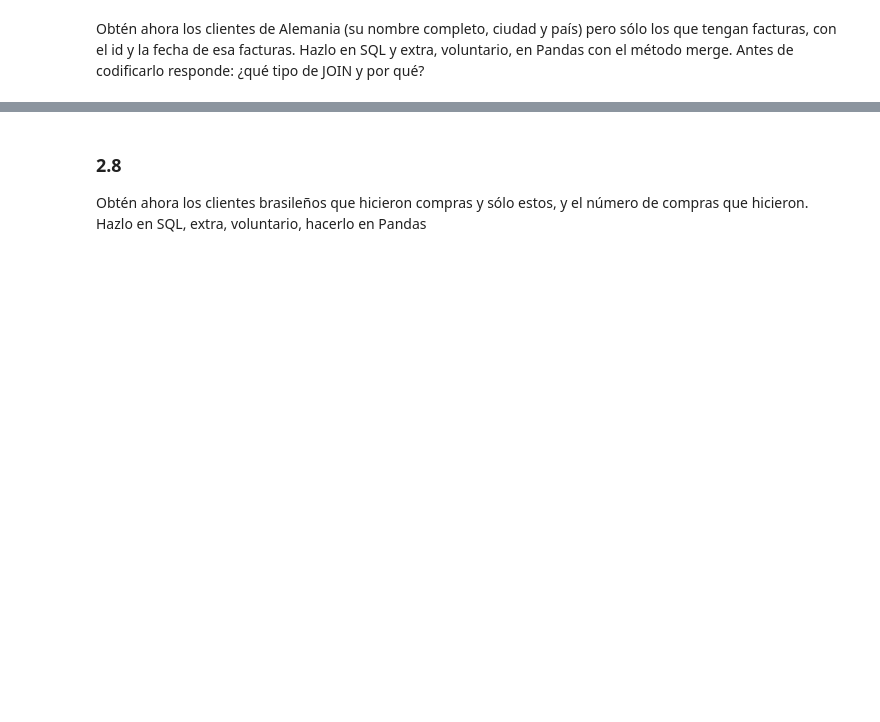
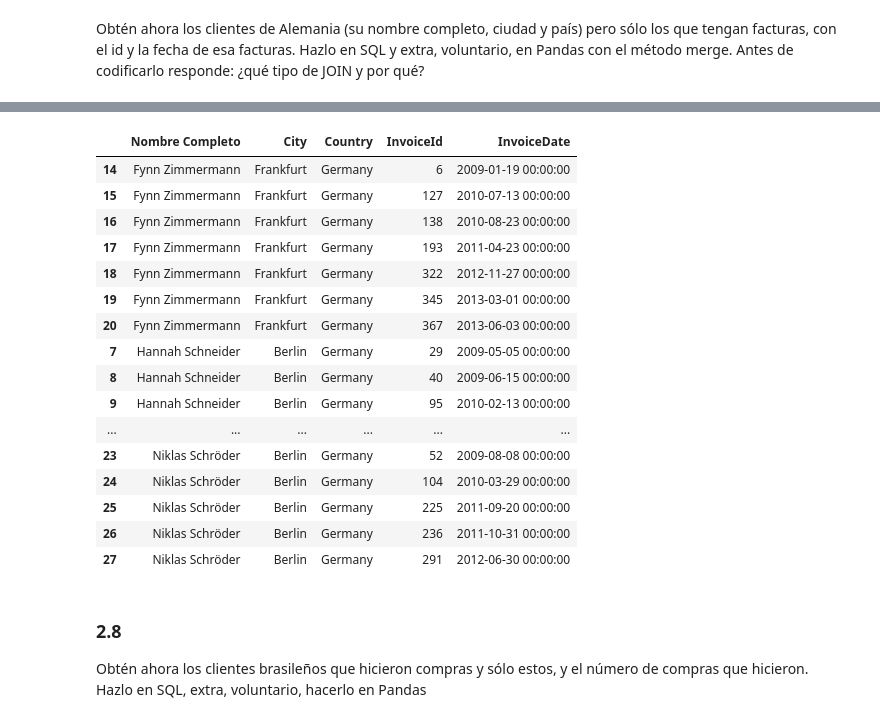
Before and after one commit to lucia-adreina-vetrano/TB-Lucia, a Jupyter notebook: 03_Data_Analysis/Sprint_06/Unidad_01_Procesado_Datos_Internos_BBDD/03_Practica_Obligatoria/18_Practica_Obligatoria_SQL.ipynb, the cells around one changed output, grey strips where cells are left out. Saved outputs shown, nothing was run; the diff lists cells and outputs as text; code cells hidden in the pictures; blank space fills up the shorter version.

```diff
--- a/03_Data_Analysis/Sprint_06/Unidad_01_Procesado_Datos_Internos_BBDD/03_Practica_Obligatoria/18_Practica_Obligatoria_SQL.ipynb
+++ b/03_Data_Analysis/Sprint_06/Unidad_01_Procesado_Datos_Internos_BBDD/03_Practica_Obligatoria/18_Practica_Obligatoria_SQL.ipynb
@@ -52,0 +103,7 @@ Si quieres usarlo con sqlite, tendrás que emplear la tercera forma.
+# %%
+# Pandas
+df_customers = sql_query("SELECT * FROM customers")
+
+resultado_pd = df_customers[df_customers["Country"].isin(["Canada", "Brazil"])].assign(FullName = df_customers["FirstName"] + " " + df_customers["LastName"]) [["CustomerId", "FullName", "Country"]]
+
+resultado_pd
@@ -60,0 +156,6 @@ Muestra una lista con los paises a los que se ha facturado, la lista no debe con
+# %%
+# Pandas
+
+df_invoices = sql_query("SELECT * FROM invoices")
+
+pd.Series(df_invoices['BillingCountry'].unique()).sort_values().reset_index(drop = True)
@@ -129,3 +452,28 @@ Obtén ahora los clientes de Alemania (su nombre completo, ciudad y país) pero
+# %%
+df_germany = df_customers[df_customers["Country"] == "Germany"]
+
+result = df_germany.merge(df_invoices, on = 'CustomerId', how = 'inner')
+result["Nombre Completo"] = result["FirstName"] + ' ' + result["LastName"]
+
+result[[ "Nombre Completo", "City", "Country", "InvoiceId", "InvoiceDate" ]].sort_values([ "Nombre Completo", "InvoiceDate" ])
+# %% [output]
+|  | Nombre Completo | City | Country | InvoiceId | InvoiceDate |
+| 14 | Fynn Zimmermann | Frankfurt | Germany | 6 | 2009-01-19 00:00:00 |
+| 15 | Fynn Zimmermann | Frankfurt | Germany | 127 | 2010-07-13 00:00:00 |
+| 16 | Fynn Zimmermann | Frankfurt | Germany | 138 | 2010-08-23 00:00:00 |
+| 17 | Fynn Zimmermann | Frankfurt | Germany | 193 | 2011-04-23 00:00:00 |
+| 18 | Fynn Zimmermann | Frankfurt | Germany | 322 | 2012-11-27 00:00:00 |
+| 19 | Fynn Zimmermann | Frankfurt | Germany | 345 | 2013-03-01 00:00:00 |
+| 20 | Fynn Zimmermann | Frankfurt | Germany | 367 | 2013-06-03 00:00:00 |
+| 7 | Hannah Schneider | Berlin | Germany | 29 | 2009-05-05 00:00:00 |
+| 8 | Hannah Schneider | Berlin | Germany | 40 | 2009-06-15 00:00:00 |
+| 9 | Hannah Schneider | Berlin | Germany | 95 | 2010-02-13 00:00:00 |
+| ... | ... | ... | ... | ... | ... |
+| 23 | Niklas Schröder | Berlin | Germany | 52 | 2009-08-08 00:00:00 |
+| 24 | Niklas Schröder | Berlin | Germany | 104 | 2010-03-29 00:00:00 |
+| 25 | Niklas Schröder | Berlin | Germany | 225 | 2011-09-20 00:00:00 |
+| 26 | Niklas Schröder | Berlin | Germany | 236 | 2011-10-31 00:00:00 |
+| 27 | Niklas Schröder | Berlin | Germany | 291 | 2012-06-30 00:00:00 |
 # %% [markdown]
 ### 2.8
 
```
Also changed, not shown: parts of 34 cells of this notebook, 2 other files.
